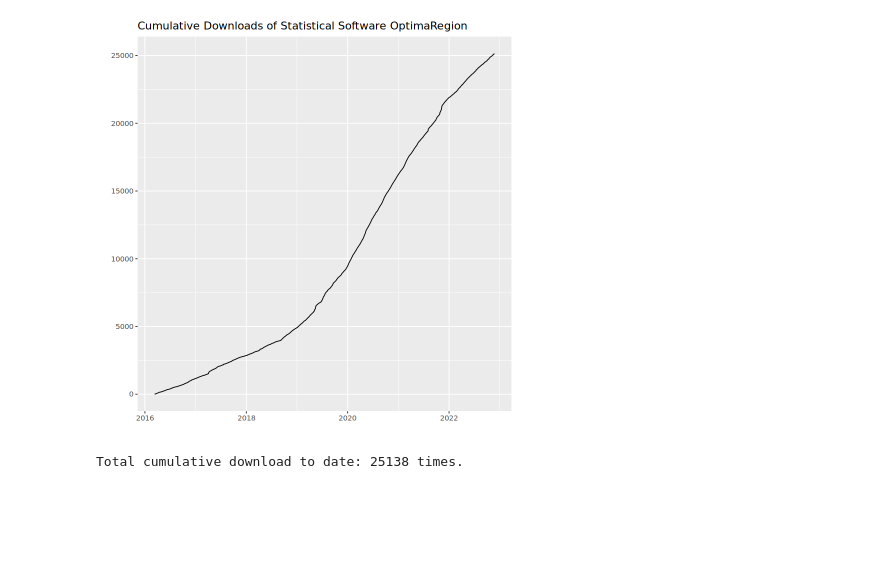
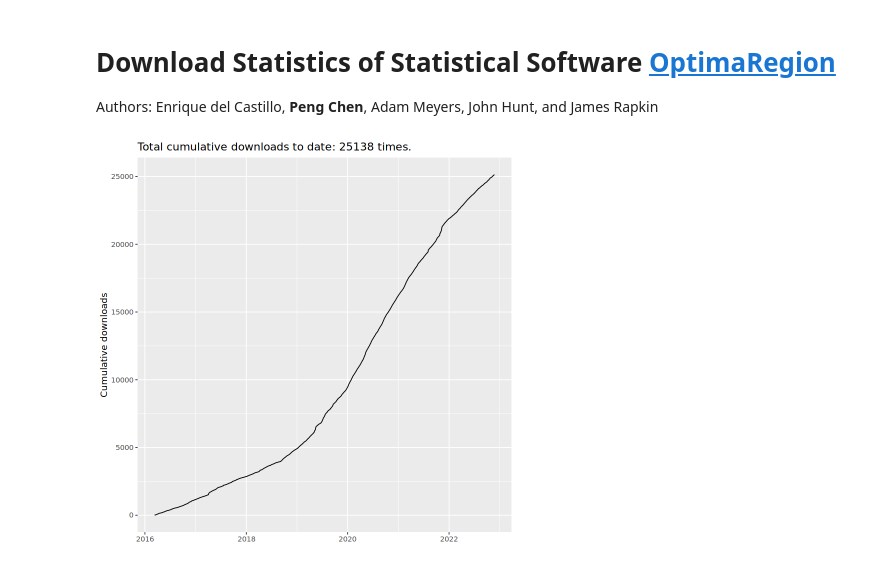
Before and after one commit to pfc5098/hipy, a Jupyter notebook: r/optimaregion_stats.ipynb, the cells around one changed output. Saved outputs shown, nothing was run; the diff lists cells and outputs as text; code cells hidden in the pictures; blank space fills up the shorter version.

```diff
--- a/r/optimaregion_stats.ipynb
+++ b/r/optimaregion_stats.ipynb
@@ -3 +1,5 @@ install.packages("cranlogs")
+# %% [markdown]
+# Download Statistics of Statistical Software [OptimaRegion](https://cran.r-project.org/web/packages/OptimaRegion/index.html)
+
+Authors: Enrique del Castillo, **Peng Chen**, Adam Meyers, John Hunt, and James Rapkin
 # %%
@@ -7,16 +11,14 @@ library(glue)
 # %%
 df = cran_downloads("OptimaRegion", from = "2016-01-01", to = Sys.Date()) %>%
     filter(count != 0) %>%
     mutate(cum_dl = cumsum(count))
+
+total_download = df[["cum_dl"]] %>% tail(1)
+
+df %>%
+    ggplot(aes(x = date, y = cum_dl)) +
+    geom_line() +
+    labs(title = glue("Total cumulative downloads to date: {total_download} times."),
+         x = "", y = "Cumulative downloads")
+# %% [output]
+[figure, added]
-# %%
-df %>%
-    ggplot(aes(x = date, y = cum_dl)) +
-    geom_line() +
-    labs(title = "Cumulative Downloads of Statistical Software OptimaRegion ", x = "", y = "")
-# %% [output]
-[figure, removed]
-# %%
-total_download = df[["cum_dl"]] %>% tail(1)
-print(glue("Total cumulative download to date: {total_download} times."))
-# %% [output]
-Total cumulative download to date: 25138 times.
```
Also changed, not shown: parts of 2 cells of this notebook.
